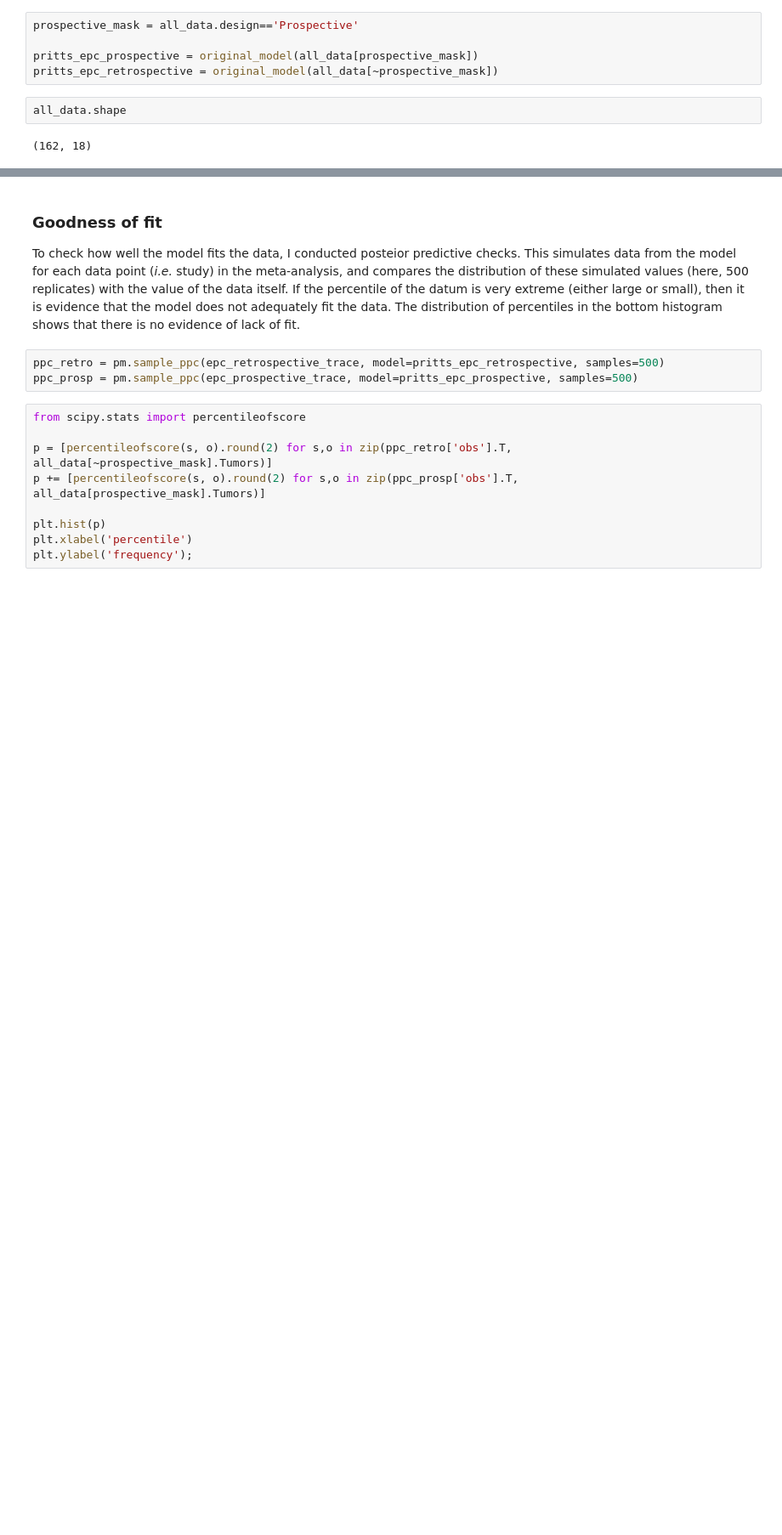
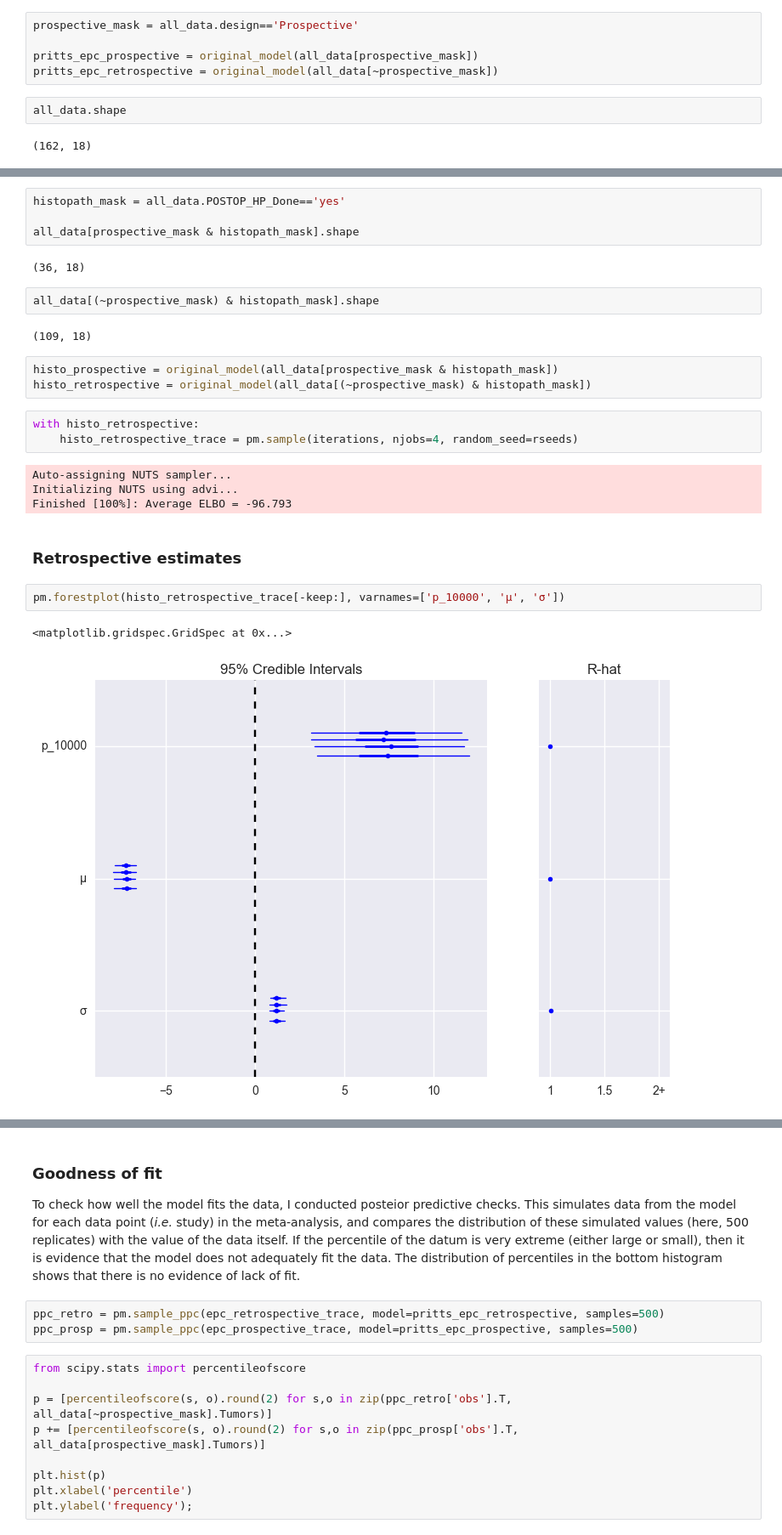
Before and after one commit to VanderbiltPopHealthSci/uterine_fibroids_MA, a Jupyter notebook: Key Question 3 Meta-analysis.ipynb, the cells around one changed output, grey strips where cells are left out. Shown: that part at 85% size. Cells and saved outputs as stored; diff of their text form; blank space fills up the shorter version.

```diff
--- a/Key Question 3 Meta-analysis.ipynb
+++ b/Key Question 3 Meta-analysis.ipynb
@@ -385,0 +492,27 @@ p_10000:
+# %%
+histopath_mask = all_data.POSTOP_HP_Done=='yes'
+
+all_data[prospective_mask & histopath_mask].shape
+# %% [output]
+(36, 18)
+# %%
+all_data[(~prospective_mask) & histopath_mask].shape
+# %% [output]
+(109, 18)
+# %%
+histo_prospective = original_model(all_data[prospective_mask & histopath_mask])
+histo_retrospective = original_model(all_data[(~prospective_mask) & histopath_mask])
+# %%
+with histo_retrospective:
+    histo_retrospective_trace = pm.sample(iterations, njobs=4, random_seed=rseeds)
+# %% [output]
+Auto-assigning NUTS sampler...
+Initializing NUTS using advi...
+Finished [100%]: Average ELBO = -96.793
+# %% [markdown]
+### Retrospective estimates
+# %%
+pm.forestplot(histo_retrospective_trace[-keep:], varnames=['p_10000', 'μ', 'σ'])
+# %% [output]
+<matplotlib.gridspec.GridSpec at 0x...>
+[figure, added]
```
Also changed, not shown: parts of 43 cells of this notebook.
